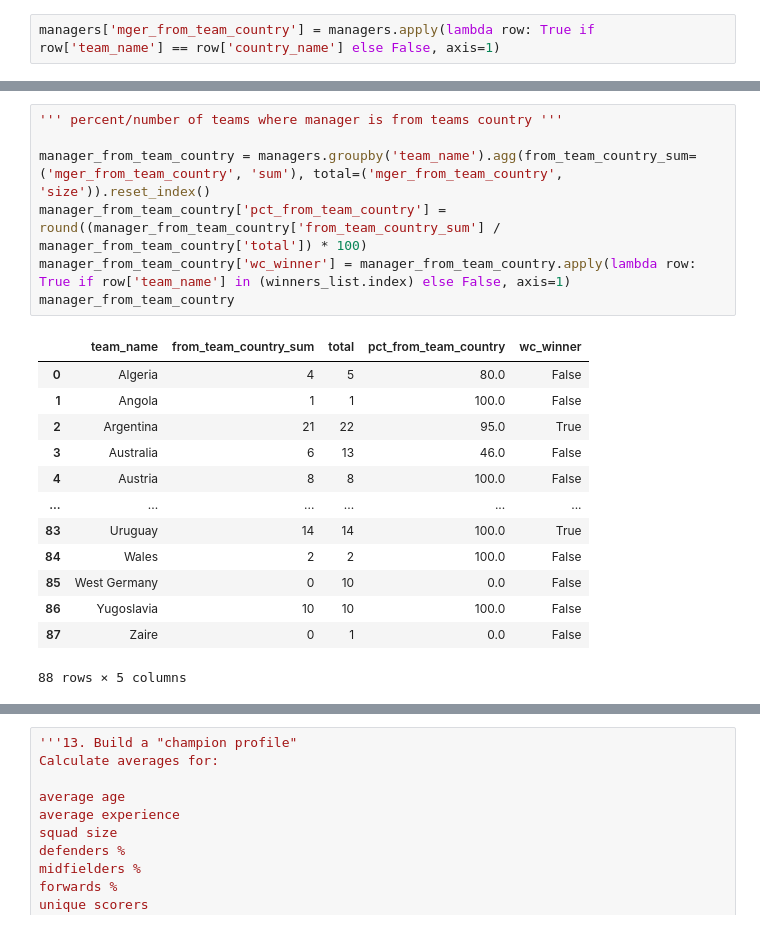
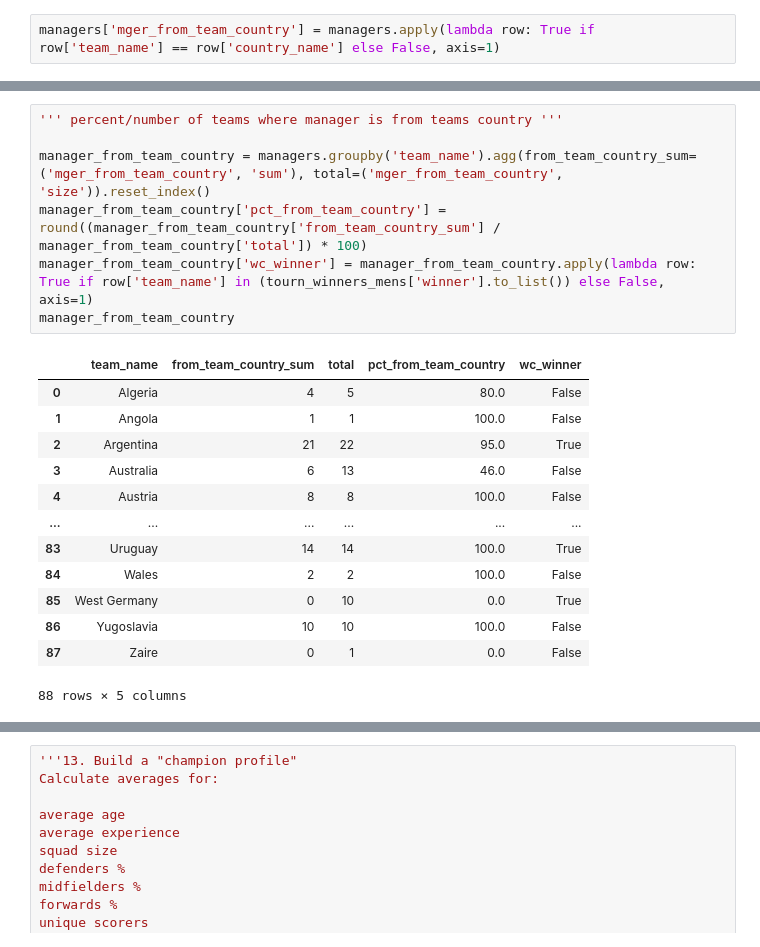
Before and after one commit to bev-amin/fifa-data-science, a Jupyter notebook: notebooks/01-exploration.ipynb, the cells around one changed output, grey strips where cells are left out. Cells and saved outputs as stored; diff of their text form.

```diff
--- a/notebooks/01-exploration.ipynb
+++ b/notebooks/01-exploration.ipynb
@@ -2838,21 +2872,21 @@ managers.head()
 # %%
 ''' percent/number of teams where manager is from teams country '''
 
 manager_from_team_country = managers.groupby('team_name').agg(from_team_country_sum=('mger_from_team_country', 'sum'), total=('mger_from_team_country', 'size')).reset_index()
 manager_from_team_country['pct_from_team_country'] = round((manager_from_team_country['from_team_country_sum'] / manager_from_team_country['total']) * 100)
-manager_from_team_country['wc_winner'] = manager_from_team_country.apply(lambda row: True if row['team_name'] in (winners_list.index) else False, axis=1)
+manager_from_team_country['wc_winner'] = manager_from_team_country.apply(lambda row: True if row['team_name'] in (tourn_winners_mens['winner'].to_list()) else False, axis=1)
 manager_from_team_country
 # %% [output]
 |  | team_name | from_team_country_sum | total | pct_from_team_country | wc_winner |
 | 0 | Algeria | 4 | 5 | 80.0 | False |
 | 1 | Angola | 1 | 1 | 100.0 | False |
 | 2 | Argentina | 21 | 22 | 95.0 | True |
 | 3 | Australia | 6 | 13 | 46.0 | False |
 | 4 | Austria | 8 | 8 | 100.0 | False |
 | ... | ... | ... | ... | ... | ... |
 | 83 | Uruguay | 14 | 14 | 100.0 | True |
 | 84 | Wales | 2 | 2 | 100.0 | False |
-| 85 | West Germany | 0 | 10 | 0.0 | False |
+| 85 | West Germany | 0 | 10 | 0.0 | True |
 | 86 | Yugoslavia | 10 | 10 | 100.0 | False |
 | 87 | Zaire | 0 | 1 | 0.0 | False |
 88 rows × 5 columns
```
Also changed, not shown: parts of 38 cells of this notebook.
